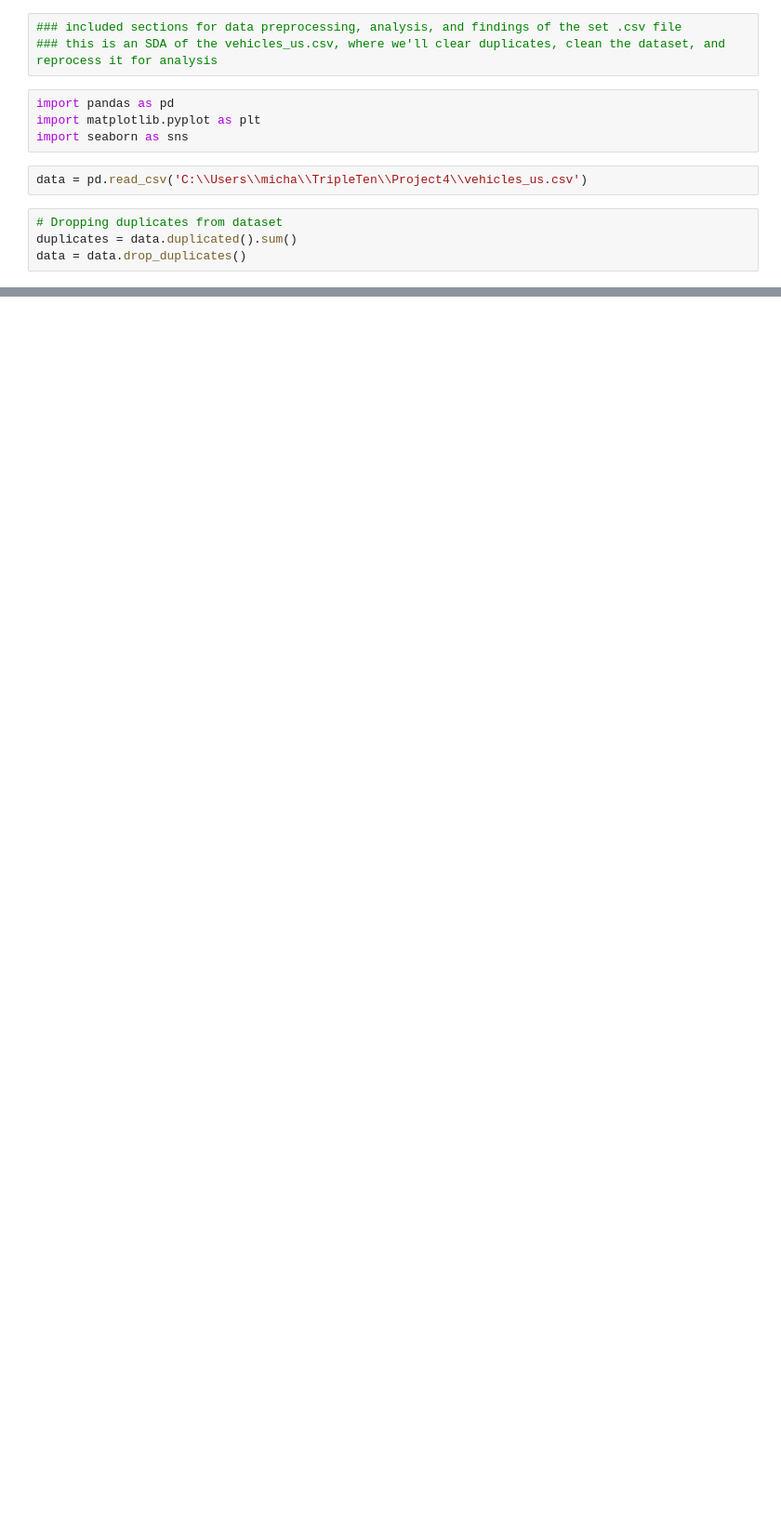
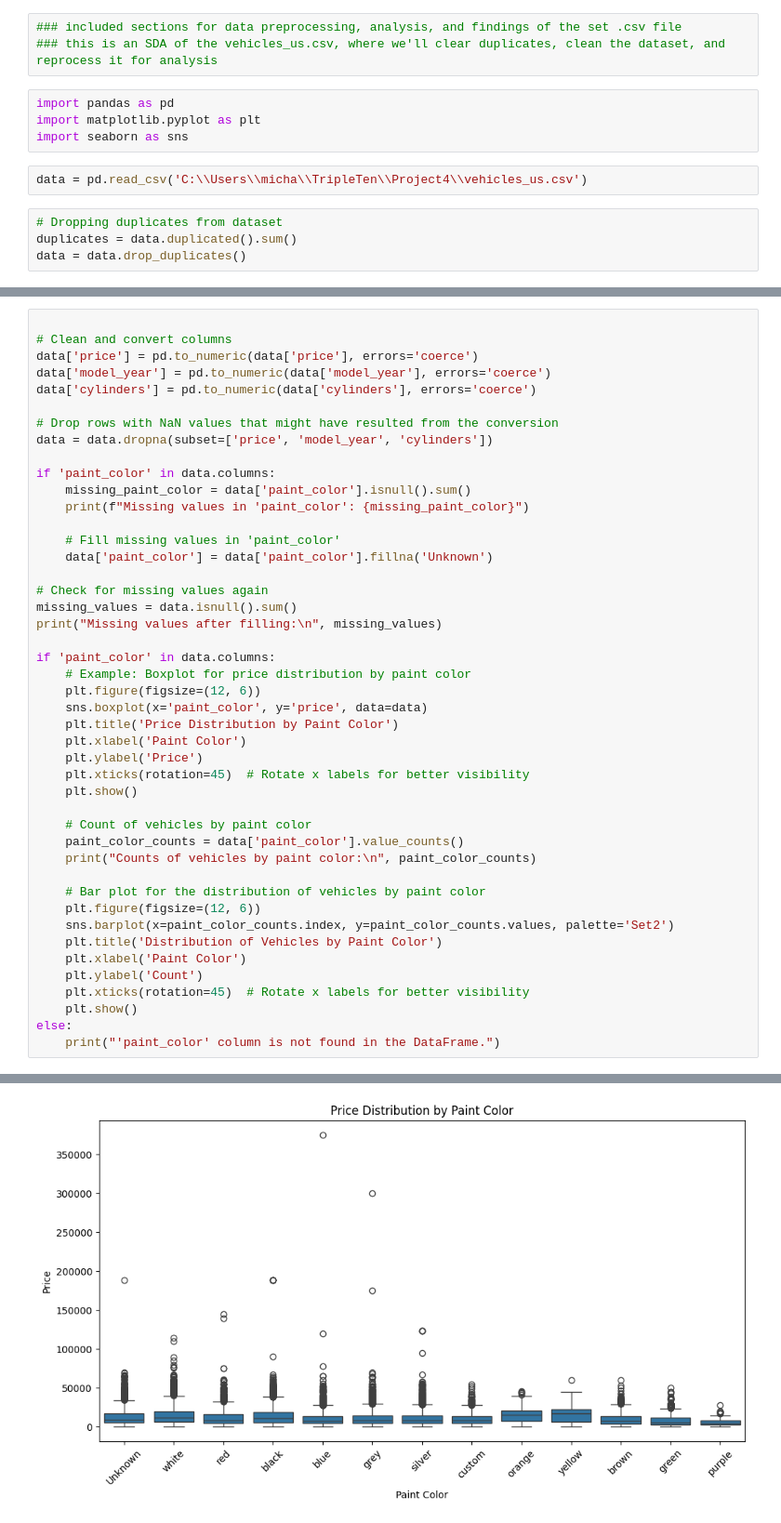
Before and after one commit to MichaelKrajcar/Project4, a Jupyter notebook: NoteBooks/Notebooks/EDA.ipynb, the cells around one changed output, grey strips where cells are left out. Shown: that part at 93% size. Saved outputs shown, nothing was run; the diff lists cells and outputs as text; blank space fills up the shorter version.

```diff
--- a/NoteBooks/Notebooks/EDA.ipynb
+++ b/NoteBooks/Notebooks/EDA.ipynb
@@ -103,0 +199,46 @@ Passing `palette` without assigning `hue` is deprecated and will be removed in v
+# %%
+
+# Clean and convert columns
+data['price'] = pd.to_numeric(data['price'], errors='coerce')
+data['model_year'] = pd.to_numeric(data['model_year'], errors='coerce')
+data['cylinders'] = pd.to_numeric(data['cylinders'], errors='coerce')
+
+# Drop rows with NaN values that might have resulted from the conversion
+data = data.dropna(subset=['price', 'model_year', 'cylinders'])
+
+if 'paint_color' in data.columns:
+    missing_paint_color = data['paint_color'].isnull().sum()
+    print(f"Missing values in 'paint_color': {missing_paint_color}")
+
+    # Fill missing values in 'paint_color'
+    data['paint_color'] = data['paint_color'].fillna('Unknown')
+
+# Check for missing values again
+missing_values = data.isnull().sum()
+print("Missing values after filling:\n", missing_values)
+
+if 'paint_color' in data.columns:
+    # Example: Boxplot for price distribution by paint color
+    plt.figure(figsize=(12, 6))
+    sns.boxplot(x='paint_color', y='price', data=data)
+    plt.title('Price Distribution by Paint Color')
+    plt.xlabel('Paint Color')
+    plt.ylabel('Price')
+    plt.xticks(rotation=45)  # Rotate x labels for better visibility
+    plt.show()
+
+    # Count of vehicles by paint color
+    paint_color_counts = data['paint_color'].value_counts()
+    print("Counts of vehicles by paint color:\n", paint_color_counts)
+
+    # Bar plot for the distribution of vehicles by paint color
+    plt.figure(figsize=(12, 6))
+    sns.barplot(x=paint_color_counts.index, y=paint_color_counts.values, palette='Set2')
+    plt.title('Distribution of Vehicles by Paint Color')
+    plt.xlabel('Paint Color')
+    plt.ylabel('Count')
+    plt.xticks(rotation=45)  # Rotate x labels for better visibility
+    plt.show()
+else:
+    print("'paint_color' column is not found in the DataFrame.")
+# %% [output]
@@ -103,0 +261 @@ Passing `palette` without assigning `hue` is deprecated and will be removed in v
+[figure, added]
```
Also changed, not shown: parts of 13 cells of this notebook.
